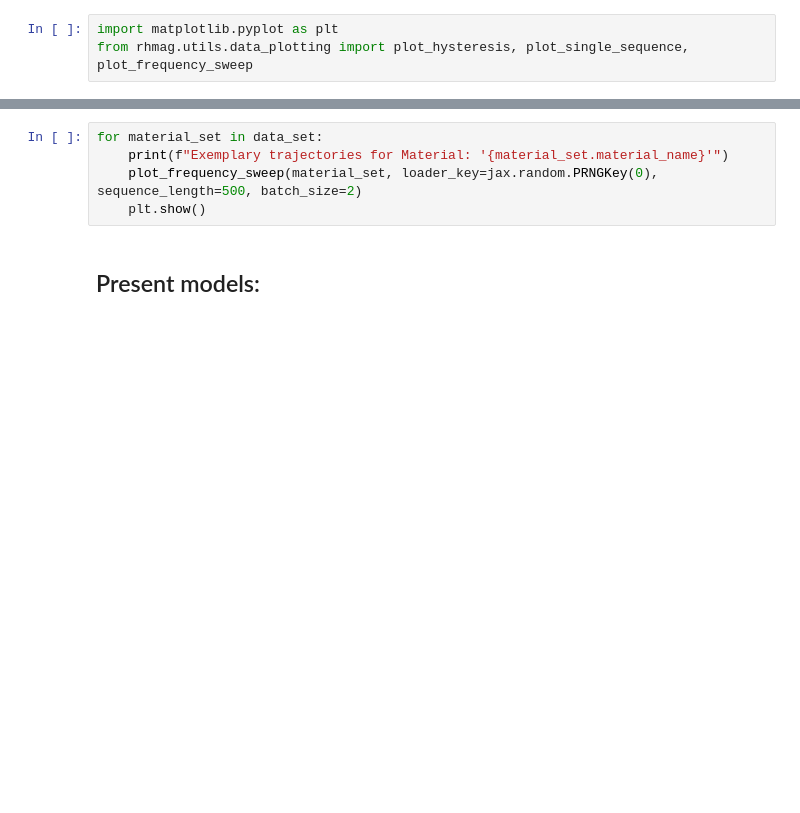
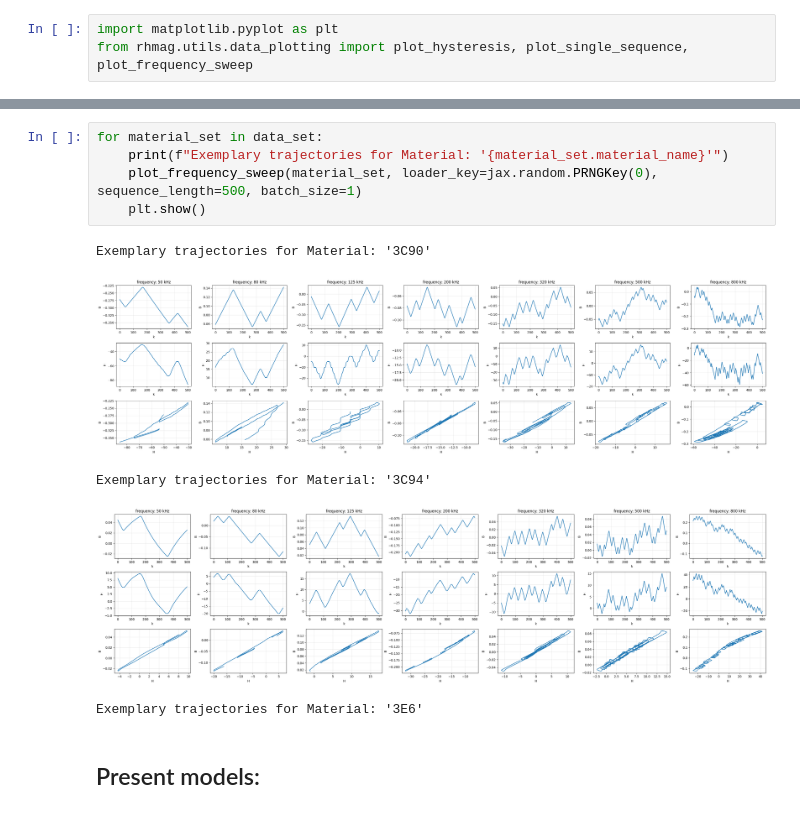
Before and after one commit to upb-lea/RHINO-MAG, a Jupyter notebook: examples/introductory/overview_all_mats_models.ipynb, the cells around one changed output, grey strips where cells are left out. Saved outputs shown, nothing was run; the diff lists cells and outputs as text; blank space fills up the shorter version.

```diff
--- a/examples/introductory/overview_all_mats_models.ipynb
+++ b/examples/introductory/overview_all_mats_models.ipynb
@@ -146,8 +254,14 @@ for material_set in sub_set:
 # %%
 for material_set in data_set:
     print(f"Exemplary trajectories for Material: '{material_set.material_name}'")
-    plot_frequency_sweep(material_set, loader_key=jax.random.PRNGKey(0), sequence_length=500, batch_size=2)
+    plot_frequency_sweep(material_set, loader_key=jax.random.PRNGKey(0), sequence_length=500, batch_size=1)
     plt.show()
+# %% [output]
+Exemplary trajectories for Material: '3C90'
+[figure, added]
+Exemplary trajectories for Material: '3C94'
+[figure, added]
+Exemplary trajectories for Material: '3E6'
 # %% [markdown]
 ## Present models:
 # %%
```
Also changed, not shown: parts of 9 cells of this notebook, 1 other file.
